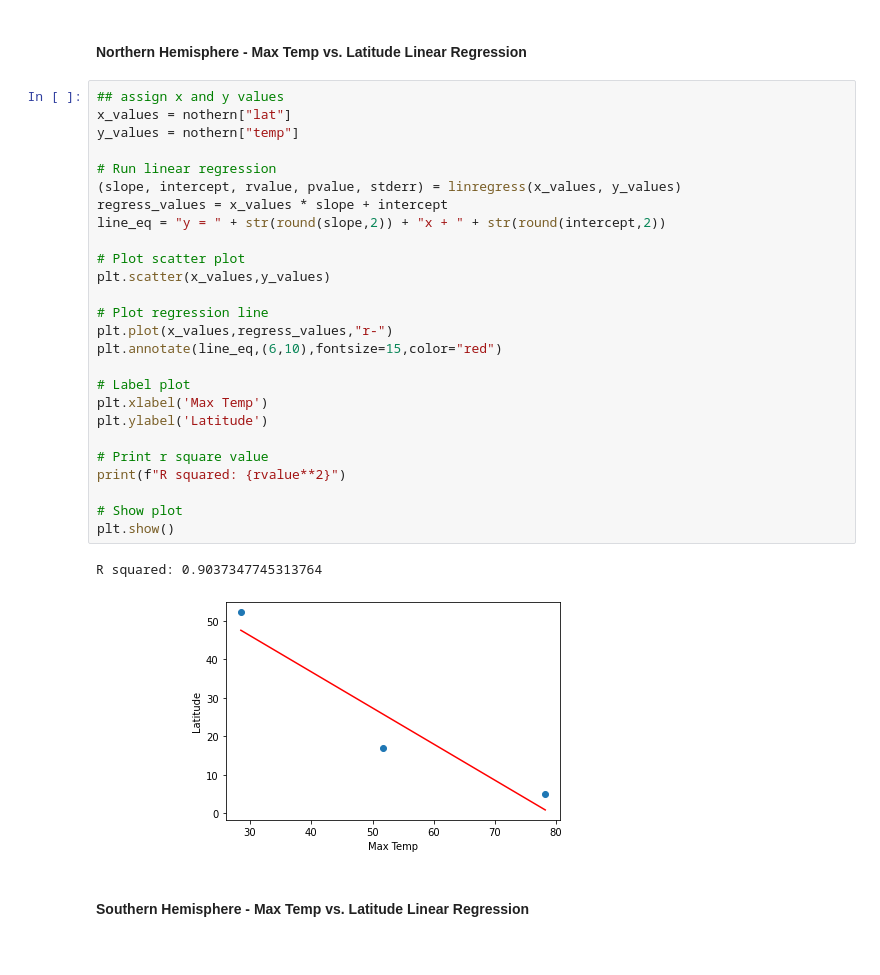
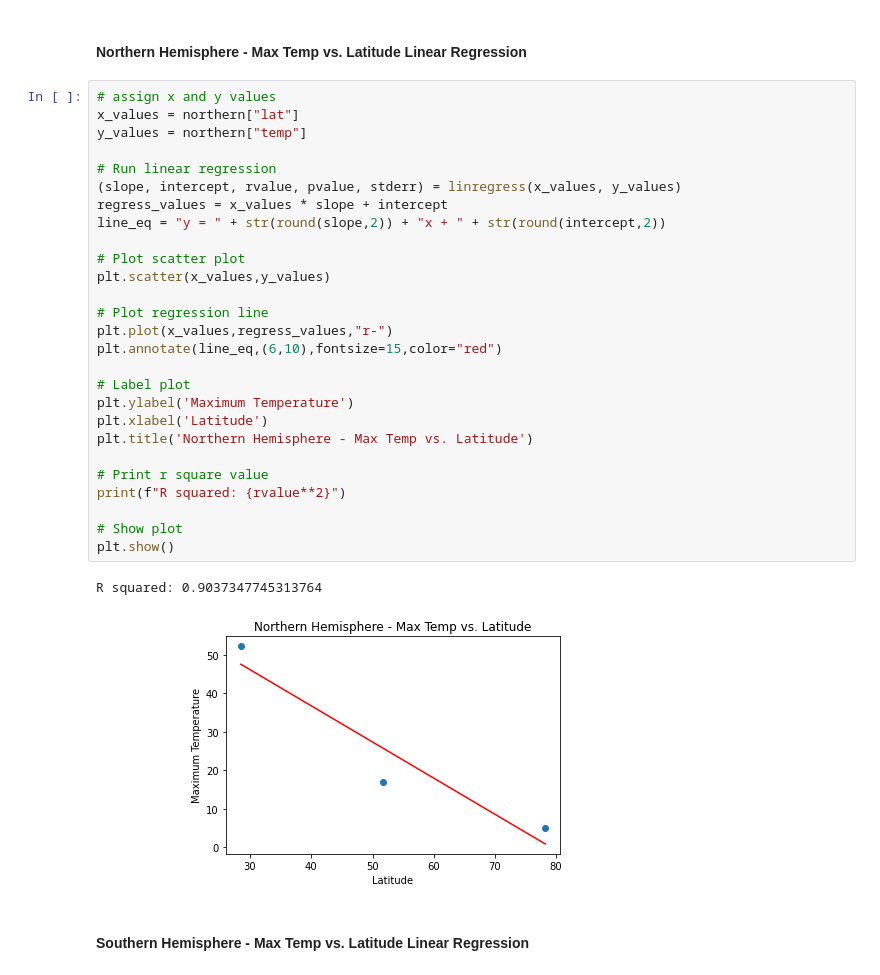
Before and after one commit to tonju27/python-api-challenge, a Jupyter notebook: WeatherPy/WeatherPy.ipynb, the cells around one changed output. Saved outputs shown, nothing was run; the diff lists cells and outputs as text.

```diff
--- a/WeatherPy/WeatherPy.ipynb
+++ b/WeatherPy/WeatherPy.ipynb
@@ -304,34 +290,35 @@ southern.reset_index(inplace=True)
 # %% [markdown]
 ####  Northern Hemisphere - Max Temp vs. Latitude Linear Regression
 # %%
-## assign x and y values
-x_values = nothern["lat"]
-y_values = nothern["temp"]
+# assign x and y values
+x_values = northern["lat"]
+y_values = northern["temp"]
 
 # Run linear regression
 (slope, intercept, rvalue, pvalue, stderr) = linregress(x_values, y_values)
 regress_values = x_values * slope + intercept
 line_eq = "y = " + str(round(slope,2)) + "x + " + str(round(intercept,2))
 
 # Plot scatter plot
 plt.scatter(x_values,y_values)
 
 # Plot regression line
 plt.plot(x_values,regress_values,"r-")
 plt.annotate(line_eq,(6,10),fontsize=15,color="red")
 
 # Label plot
-plt.xlabel('Max Temp')
-plt.ylabel('Latitude')
+plt.ylabel('Maximum Temperature')
+plt.xlabel('Latitude')
+plt.title('Northern Hemisphere - Max Temp vs. Latitude')
 
 # Print r square value
 print(f"R squared: {rvalue**2}")
 
 # Show plot
 plt.show()
 # %% [output]
 R squared: 0.9037347745313764
-[figure, old version]
+[figure, new version]
 # %% [markdown]
 ####  Southern Hemisphere - Max Temp vs. Latitude Linear Regression
 # %%
```
Also changed, not shown: parts of 8 cells of this notebook.
